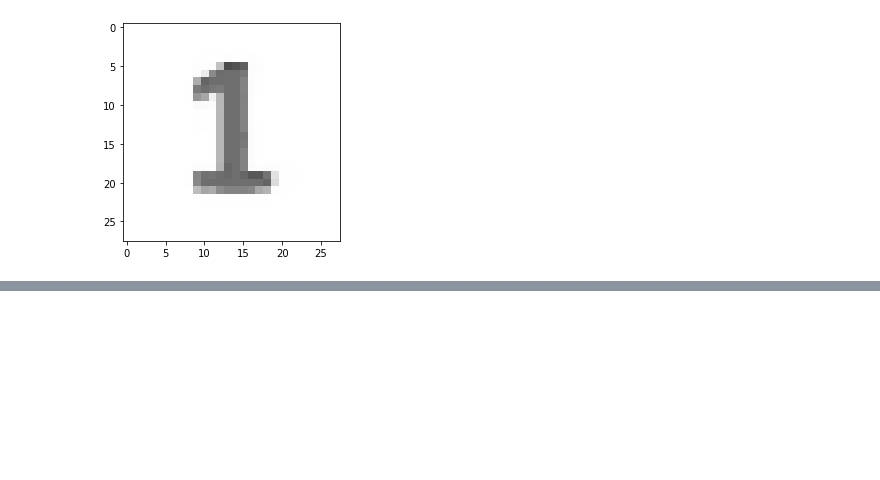
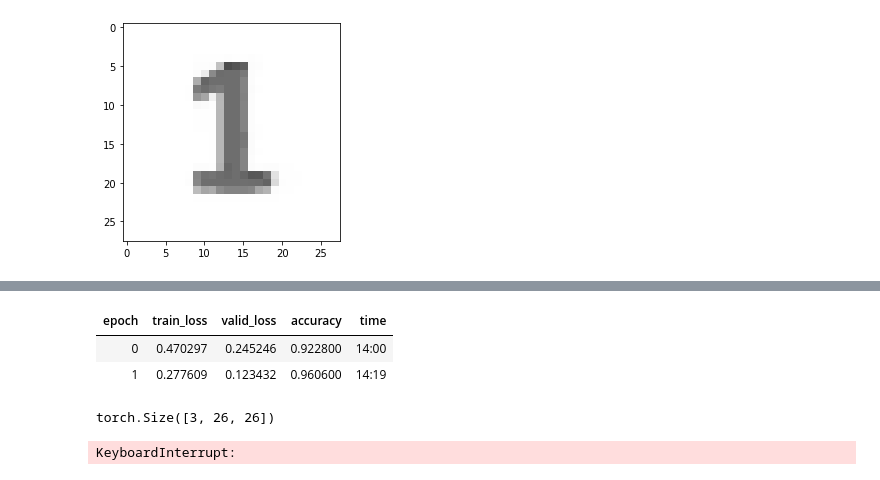
Before and after one commit to tunmustard/mtpbox, a Jupyter notebook: Preparation_video_capture.ipynb, the cells around one changed output, grey strips where cells are left out. Saved outputs shown, nothing was run; the diff lists cells and outputs as text; code cells hidden in the pictures; blank space fills up the shorter version.

```diff
--- a/Preparation_video_capture.ipynb
+++ b/Preparation_video_capture.ipynb
@@ -36,0 +53,2 @@ plt.imshow(blurred, cmap='gray', vmin=0, vmax=255)
+# %%
+learn = cnn_learner(data, models.resnet18, metrics=accuracy)
@@ -36,0 +57,6 @@ plt.imshow(blurred, cmap='gray', vmin=0, vmax=255)
+# %%
+learn.fit(2)
+# %% [output]
+| epoch | train_loss | valid_loss | accuracy | time |
+| 0 | 0.470297 | 0.245246 | 0.922800 | 14:00 |
+| 1 | 0.277609 | 0.123432 | 0.960600 | 14:19 |
@@ -36,0 +67,28 @@ plt.imshow(blurred, cmap='gray', vmin=0, vmax=255)
+# %%
+out = data.train_ds[53100][0]
+out.data[0].mean()
+type(data.train_ds[53100][0].data)
+out.shape
+# %% [output]
+torch.Size([3, 26, 26])
+# %%
+image = cv2.imread("data/testimg_num_1.jpg")
+image = cv2.resize(image,(26,26), interpolation = cv2.INTER_AREA)
+
+gray = cv2.cvtColor(image, cv2.COLOR_BGR2GRAY)
+blurred = cv2.GaussianBlur(gray, (3, 3), 0)
+#edged = cv2.Canny(blurred, 50, 200, 255)
+edged = cv2.cvtColor(blurred,cv2.COLOR_GRAY2RGB)
+
+#blurred.shape
+edged = np.clip(edged, 0, 255)
+img = open_image('data/testimg_num_1.jpg')
+img = img.resize((3,26,26))
+test_img = Image(np.clip(pil2tensor(edged,np.float32).div_(-255).add_(1).mul_(3), 0, 1)     )
+
+test_img
+a = [test_img,test_img]
+#learn.get_preds(ds_type=DatasetType.Test)
+learn.get_preds(a)
+# %% [output]
+KeyboardInterrupt:
```
Also changed, not shown: parts of 9 cells of this notebook.
